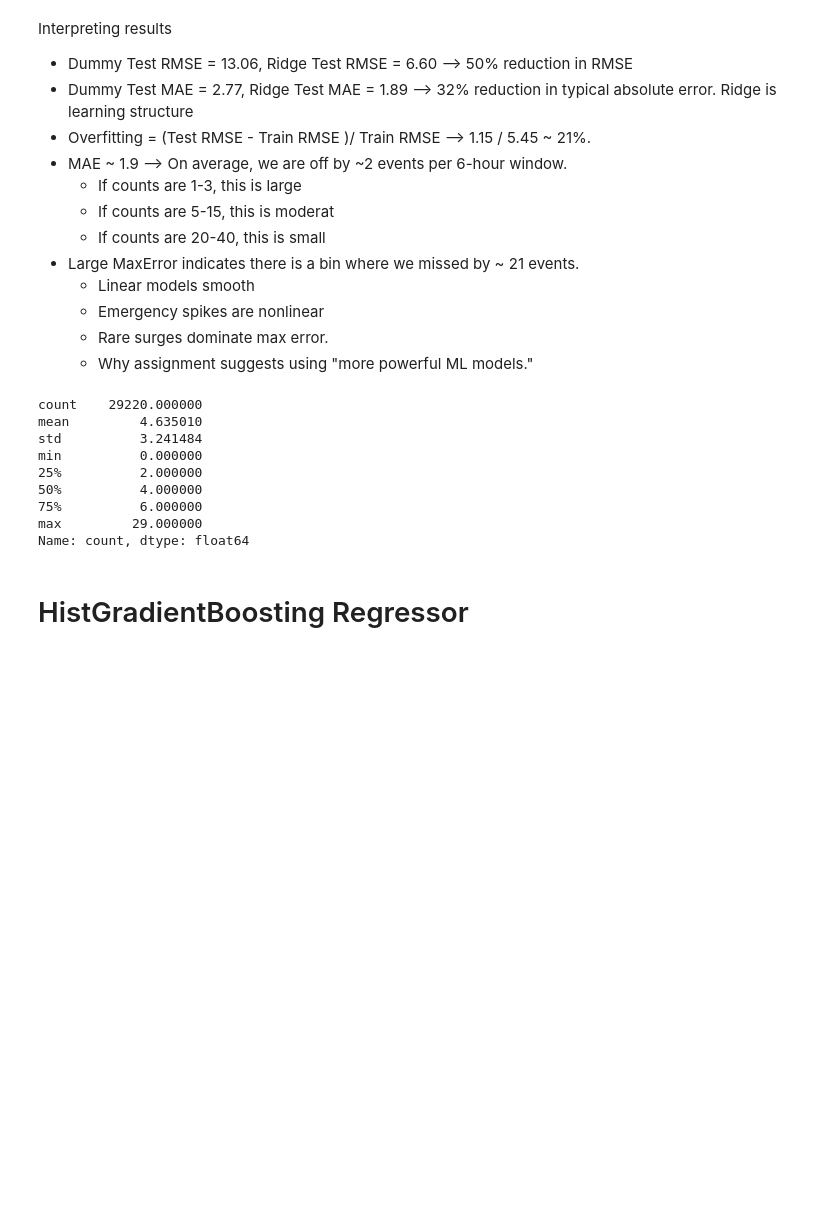
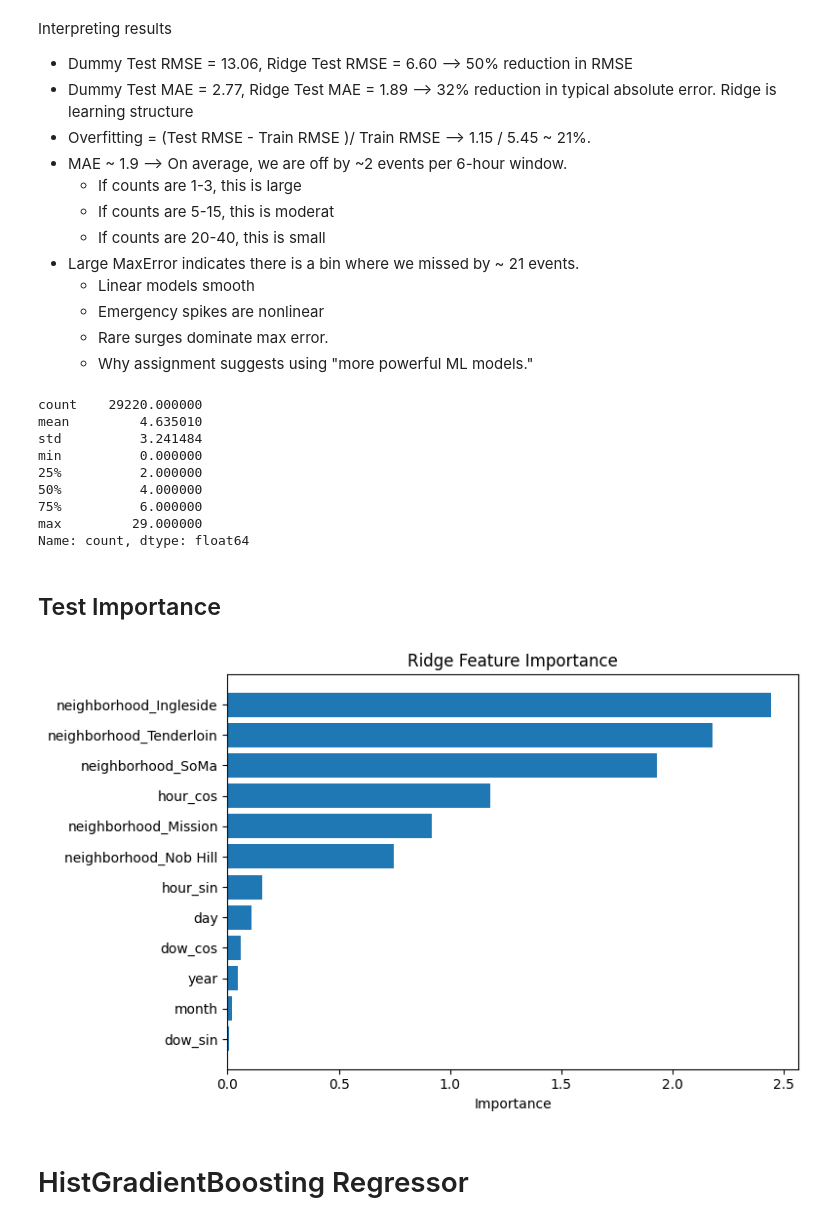
Before and after one commit to terryjbates/predicting_urban_events_with_scikit_learn, a Jupyter notebook: ch_3_design_ml_model.ipynb, the cells around one changed output. Cells and saved outputs as stored; diff of their text form; code cells hidden in the pictures; blank space fills up the shorter version.

```diff
--- a/ch_3_design_ml_model.ipynb
+++ b/ch_3_design_ml_model.ipynb
@@ -1094,3 +1095,5 @@ min          0.000000
 75%          6.000000
 max         29.000000
 Name: count, dtype: float64
+# %% [markdown]
+## Test Importance
@@ -1097,3 +1119,8 @@ Name: count, dtype: float64
+# %%
+ridge_imp = linear_feature_importance(ridge_pipe)
+plot_feature_importance(ridge_imp, "importance", "Ridge Feature Importance")
+# %% [output]
+[figure, added]
 # %% [markdown]
 # HistGradientBoosting Regressor
 # %%
```
Also changed, not shown: parts of 97 cells of this notebook, 4 other files.
